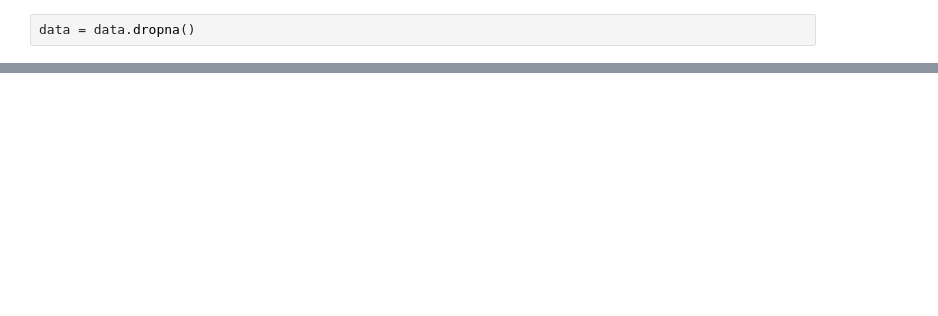
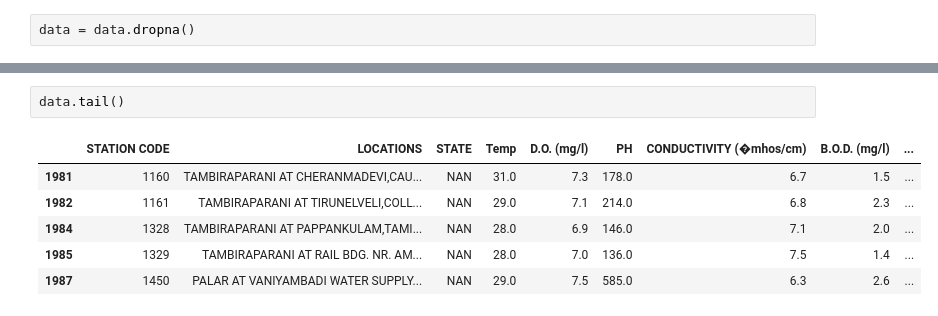
Before and after one commit to aditikhatri/-Indian-water-quality-analysis-and-prediction, a Jupyter notebook: main.ipynb, the cells around one changed output, grey strips where cells are left out. Drawn from its saved outputs; the diff is of its cells as text; blank space fills up the shorter version.

```diff
--- a/main.ipynb
+++ b/main.ipynb
@@ -115,0 +118,9 @@ data.head()
+# %%
+data.tail()
+# %% [output]
+|  | STATION CODE | LOCATIONS | STATE | Temp | D.O. (mg/l) | PH | CONDUCTIVITY (�mhos/cm) | B.O.D. (mg/l) | ... |
+| 1981 | 1160 | TAMBIRAPARANI AT CHERANMADEVI,CAU... | NAN | 31.0 | 7.3 | 178.0 | 6.7 | 1.5 | ... |
+| 1982 | 1161 | TAMBIRAPARANI AT TIRUNELVELI,COLL... | NAN | 29.0 | 7.1 | 214.0 | 6.8 | 2.3 | ... |
+| 1984 | 1328 | TAMBIRAPARANI AT PAPPANKULAM,TAMI... | NAN | 28.0 | 6.9 | 146.0 | 7.1 | 2.0 | ... |
+| 1985 | 1329 | TAMBIRAPARANI AT RAIL BDG. NR. AM... | NAN | 28.0 | 7.0 | 136.0 | 7.5 | 1.4 | ... |
+| 1987 | 1450 | PALAR AT VANIYAMBADI WATER SUPPLY... | NAN | 29.0 | 7.5 | 585.0 | 6.3 | 2.6 | ... |
```
Also changed, not shown: parts of 18 cells of this notebook.
